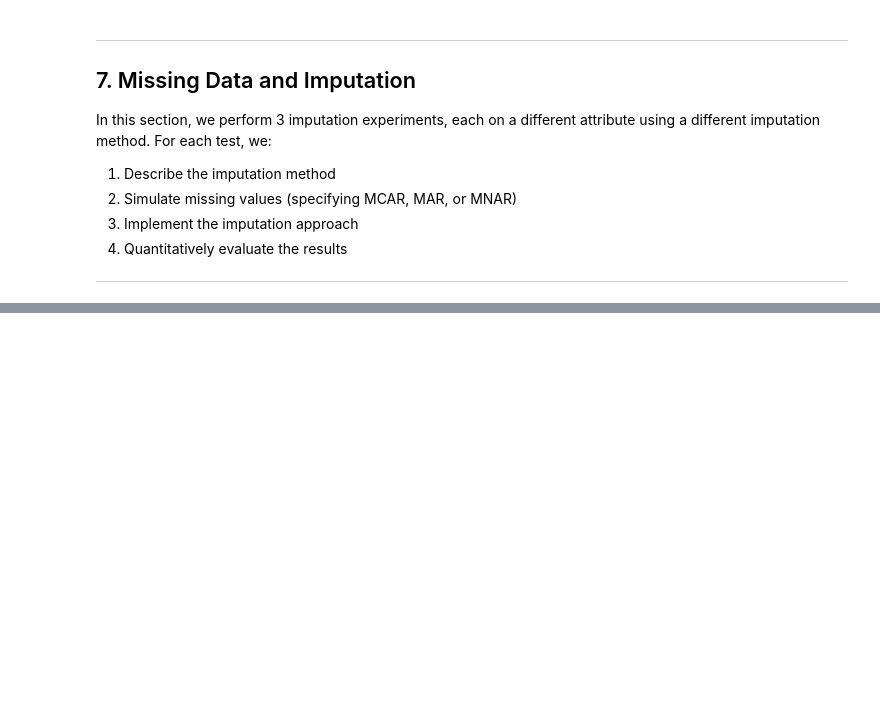
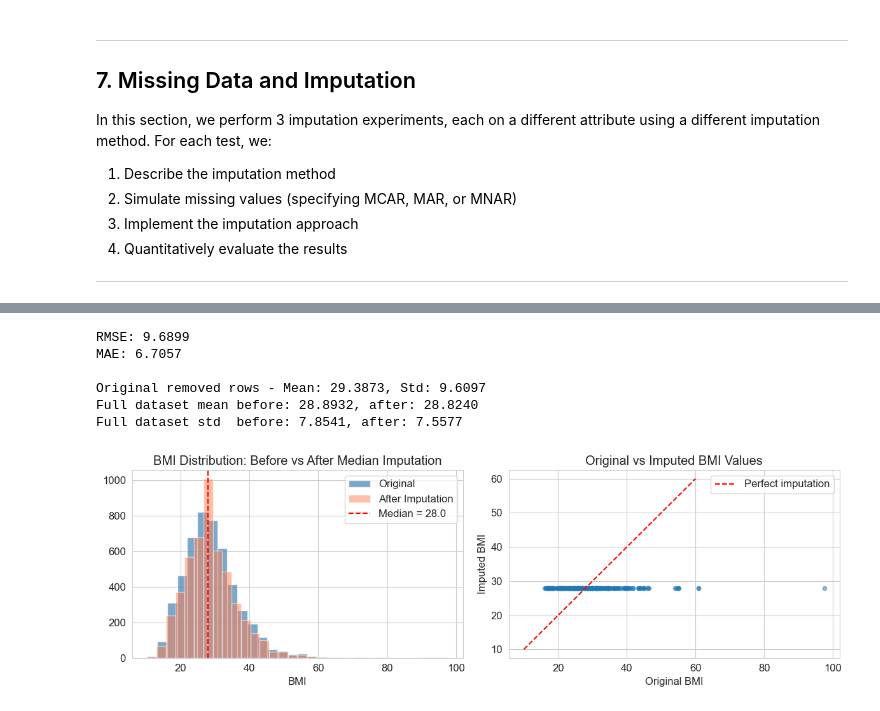
Before and after one commit to peter-bf/CSI4142, a Jupyter notebook: A2/CSI4142_A2_300295193_300286634.ipynb, the cells around one changed output, grey strips where cells are left out. Drawn from its saved outputs; the diff is of its cells as text; code cells hidden in the pictures; blank space fills up the shorter version.

```diff
--- a/A2/CSI4142_A2_300295193_300286634.ipynb
+++ b/A2/CSI4142_A2_300295193_300286634.ipynb
@@ -262,14 +768,15 @@ TODO - Show 3 before/after examples and explain findings.
 # %% [markdown]
 ## 6. Loading Dataset 2
 # %%
-# Load Dataset 2 from a public URL (so TAs can run without downloading)
-url_ds2 = "TODO_REPLACE_WITH_PUBLIC_URL"
+url_ds2 = "https://raw.githubusercontent.com/peter-bf/CSI4142/refs/heads/master/A2/healthcare-dataset-stroke-data.csv"
 df2_original = pd.read_csv(url_ds2)
+
+# Drop rows with missing BMI to have a clean ground truth for imputation experiments
+df2_original = df2_original.dropna(subset=['bmi']).reset_index(drop=True)
 
 # Keep a copy of the original for evaluation
 df2 = df2_original.copy()
 
-# Display basic information
 print("Dataset Shape:", df2.shape)
 print("\nFirst 5 rows:")
 df2.head()
@@ -383,0 +876,12 @@ TODO - Evaluate imputation quality using metrics.
+# %%
+# Compute median from observed (non-missing) values
+median_bmi = df2['bmi'].median()
+print(f"Median BMI (from observed data): {median_bmi}")
+
+# Impute missing values with the median
+df2['bmi'] = df2['bmi'].fillna(median_bmi)
+
+print(f"Missing values after imputation: {df2['bmi'].isna().sum()}")
+print("\nImputed examples (3 rows):")
+for i in remove_idx_1[:3]:
+    print(f"- Row {i}: original = {original_bmi[i]}, imputed = {df2.at[i, 'bmi']}")
@@ -383,0 +896,39 @@ TODO - Evaluate imputation quality using metrics.
+# %%
+imputed_bmi = df2.loc[remove_idx_1, 'bmi']
+rmse_1 = np.sqrt(np.mean((original_bmi.values - imputed_bmi.values)**2))
+mae_1 = np.mean(np.abs(original_bmi.values - imputed_bmi.values))
+
+print(f"RMSE: {rmse_1:.4f}")
+print(f"MAE: {mae_1:.4f}")
+print(f"\nOriginal removed rows - Mean: {original_bmi.mean():.4f}, Std: {original_bmi.std():.4f}")
+print(f"Full dataset mean before: {df2_original['bmi'].mean():.4f}, after: {df2['bmi'].mean():.4f}")
+print(f"Full dataset std  before: {df2_original['bmi'].std():.4f}, after: {df2['bmi'].std():.4f}")
+
+# Distribution comparison plot
+fig, axes = plt.subplots(1, 2, figsize=(12, 4))
+axes[0].hist(df2_original['bmi'], bins=30, alpha=0.7, label='Original', color='steelblue')
+axes[0].hist(df2['bmi'], bins=30, alpha=0.5, label='After Imputation', color='coral')
+axes[0].axvline(median_bmi, color='red', linestyle='--', label=f'Median = {median_bmi}')
+axes[0].set_title('BMI Distribution: Before vs After Median Imputation')
+axes[0].set_xlabel('BMI')
+axes[0].legend()
+
+axes[1].scatter(original_bmi.values, imputed_bmi.values, alpha=0.5, s=20)
+axes[1].plot([10, 60], [10, 60], 'r--', label='Perfect imputation')
+axes[1].set_xlabel('Original BMI')
+axes[1].set_ylabel('Imputed BMI')
+axes[1].set_title('Original vs Imputed BMI Values')
+axes[1].legend()
+plt.tight_layout()
+plt.show()
+
+# Reset for next test
+df2 = df2_original.copy()
+# %% [output]
+RMSE: 9.6899
+MAE: 6.7057
+
+Original removed rows - Mean: 29.3873, Std: 9.6097
+Full dataset mean before: 28.8932, after: 28.8240
+Full dataset std  before: 7.8541, after: 7.5577
+[figure, added]
```
Also changed, not shown: parts of 115 cells of this notebook, 1 other file.
